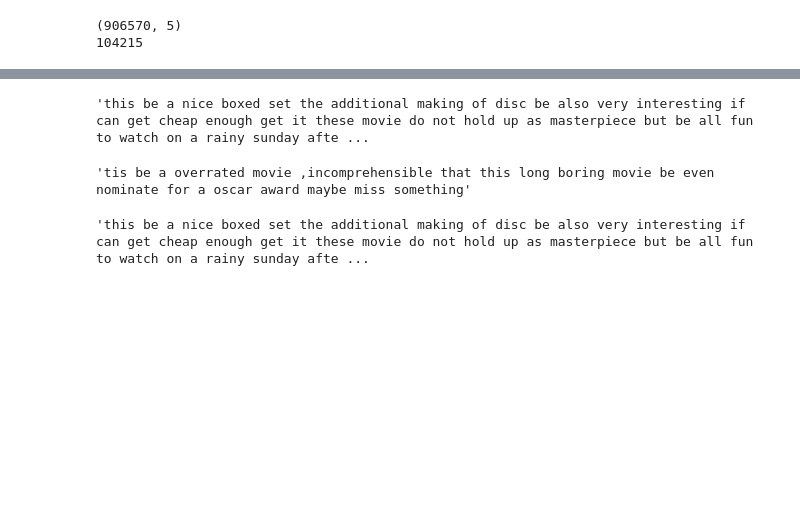
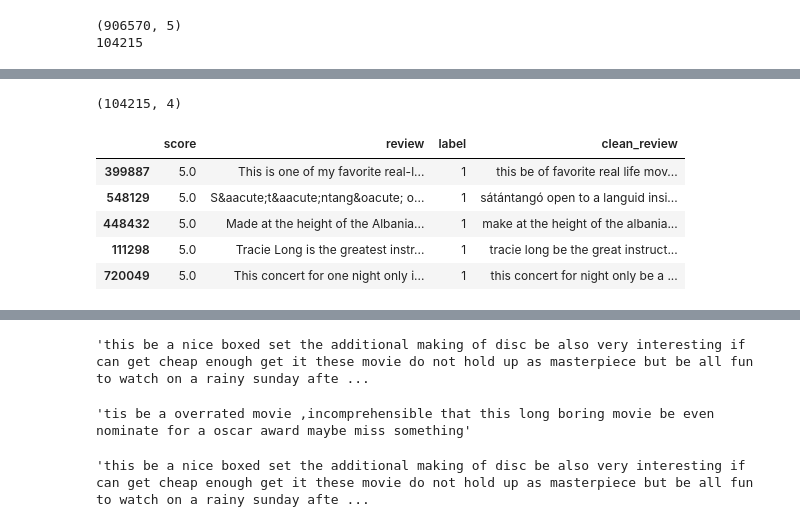
Before and after one commit to nmoguilner/doc2vec-notebook, a Jupyter notebook: Sentiment Corpus File.ipynb, the cells around one changed output, grey strips where cells are left out. Saved outputs shown, nothing was run; the diff lists cells and outputs as text; code cells hidden in the pictures; blank space fills up the shorter version.

Commit message:
Add files via upload
Cleaned Notebook Version, no files

```diff
--- a/Sentiment Corpus File.ipynb
+++ b/Sentiment Corpus File.ipynb
@@ -167,0 +194,11 @@ pos_rev_sample.head()
+# %%
+print(pos_rev_sample.shape)
+pos_rev_sample.head()
+# %% [output]
+(104215, 4)
+|  | score | review | label | clean_review |
+| 399887 | 5.0 | This is one of my favorite real-l... | 1 | this be of favorite real life mov... |
+| 548129 | 5.0 | S&aacute;t&aacute;ntang&oacute; o... | 1 | sátántangó open to a languid insi... |
+| 448432 | 5.0 | Made at the height of the Albania... | 1 | make at the height of the albania... |
+| 111298 | 5.0 | Tracie Long is the greatest instr... | 1 | tracie long be the great instruct... |
+| 720049 | 5.0 | This concert for one night only i... | 1 | this concert for night only be a ... |
```
Also changed, not shown: parts of 59 cells of this notebook.
